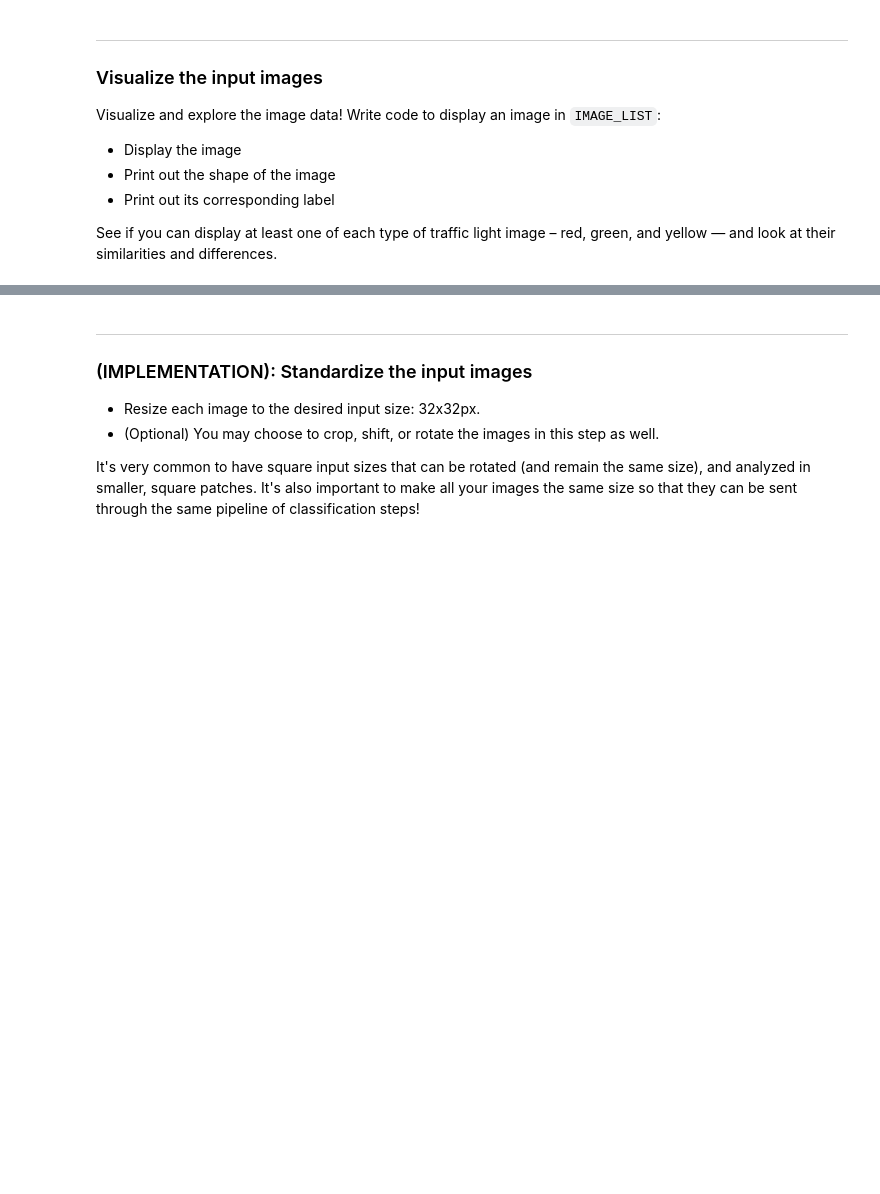
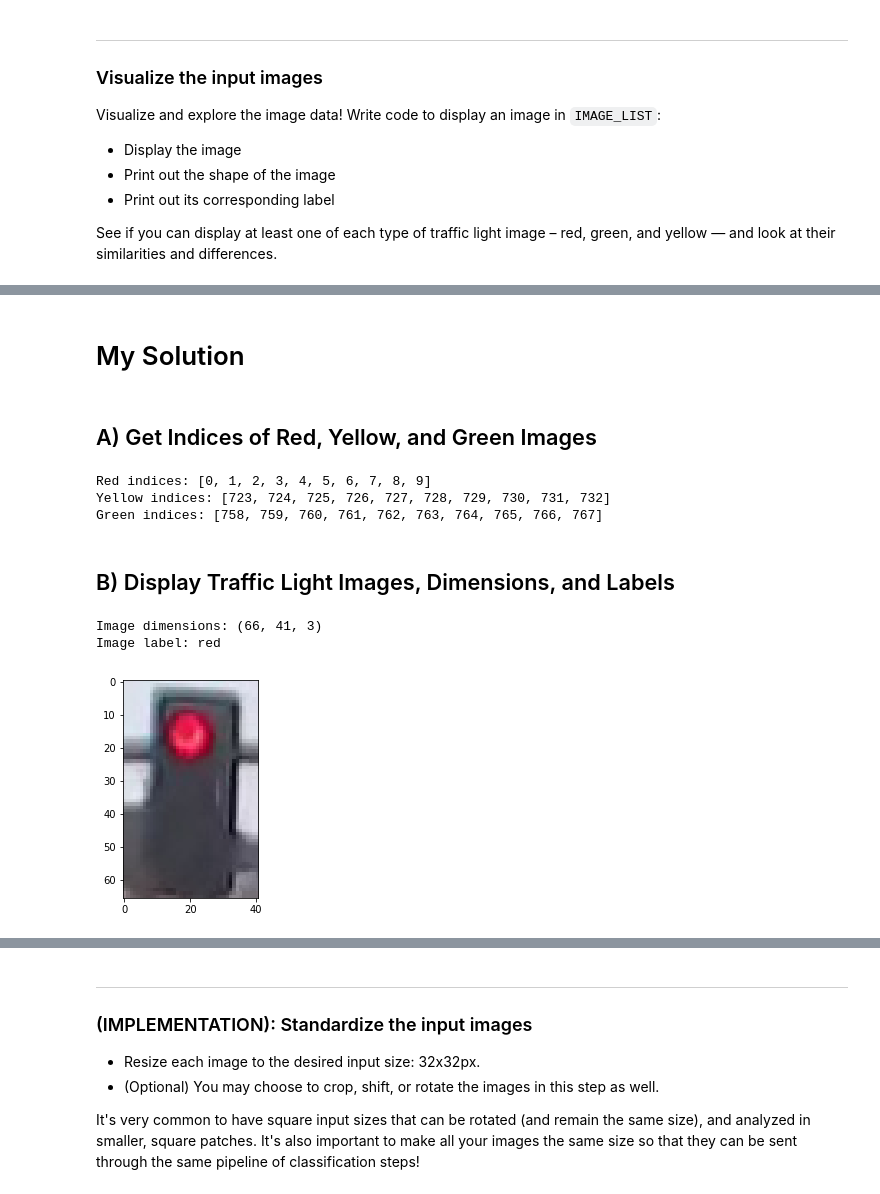
Before and after one commit to manocormen/traffic-light-classifier, a Jupyter notebook: Traffic_Light_Classifier.ipynb, the cells around one changed output, grey strips where cells are left out. Drawn from its saved outputs; the diff is of its cells as text; code cells hidden in the pictures; blank space fills up the shorter version.

Commit message:
Implement image visualization

```diff
--- a/Traffic_Light_Classifier.ipynb
+++ b/Traffic_Light_Classifier.ipynb
@@ -111,0 +115,51 @@ plt.imshow(selected_image)
+# %% [markdown]
+# My Solution
+# %% [markdown]
+## A) Get Indices of Red, Yellow, and Green Images
+# %%
+# Create lists to store indices
+red_indices = []
+yellow_indices = []
+green_indices = []
+
+# Get indices and append them to appropriate list
+for index in range(len(IMAGE_LIST)):
+    if IMAGE_LIST[index][1] == 'red':
+        red_indices.append(index)
+    elif IMAGE_LIST[index][1] == 'yellow':
+        yellow_indices.append(index)
+    else:
+        green_indices.append(index)
+
+# Print ten first indices of each list
+print('Red indices: {}'.format(red_indices[:10]))
+print('Yellow indices: {}'.format(yellow_indices[:10]))
+print('Green indices: {}'.format(green_indices[:10]))
+# %% [output]
+Red indices: [0, 1, 2, 3, 4, 5, 6, 7, 8, 9]
+Yellow indices: [723, 724, 725, 726, 727, 728, 729, 730, 731, 732]
+Green indices: [758, 759, 760, 761, 762, 763, 764, 765, 766, 767]
+# %% [markdown]
+## B) Display Traffic Light Images, Dimensions, and Labels
+# %%
+# Define helper function to display image, dimension, and label
+def display_image_and_info(image_list, image_index):
+
+    # Get image, dimensions, and label
+    image = image_list[image_index][0]
+    dimensions = image.shape
+    label = image_list[image_index][1]
+
+    # Print image dimensions and label
+    print('Image dimensions: {}'.format(dimensions))
+    print('Image label: {}'.format(label))
+
+    # Display image
+    plt.imshow(image)
+# %%
+# Display red traffic light
+display_image_and_info(IMAGE_LIST, 7)
+# %% [output]
+Image dimensions: (66, 41, 3)
+Image label: red
+[figure, added]
```
Also changed, not shown: parts of 3 cells of this notebook.
